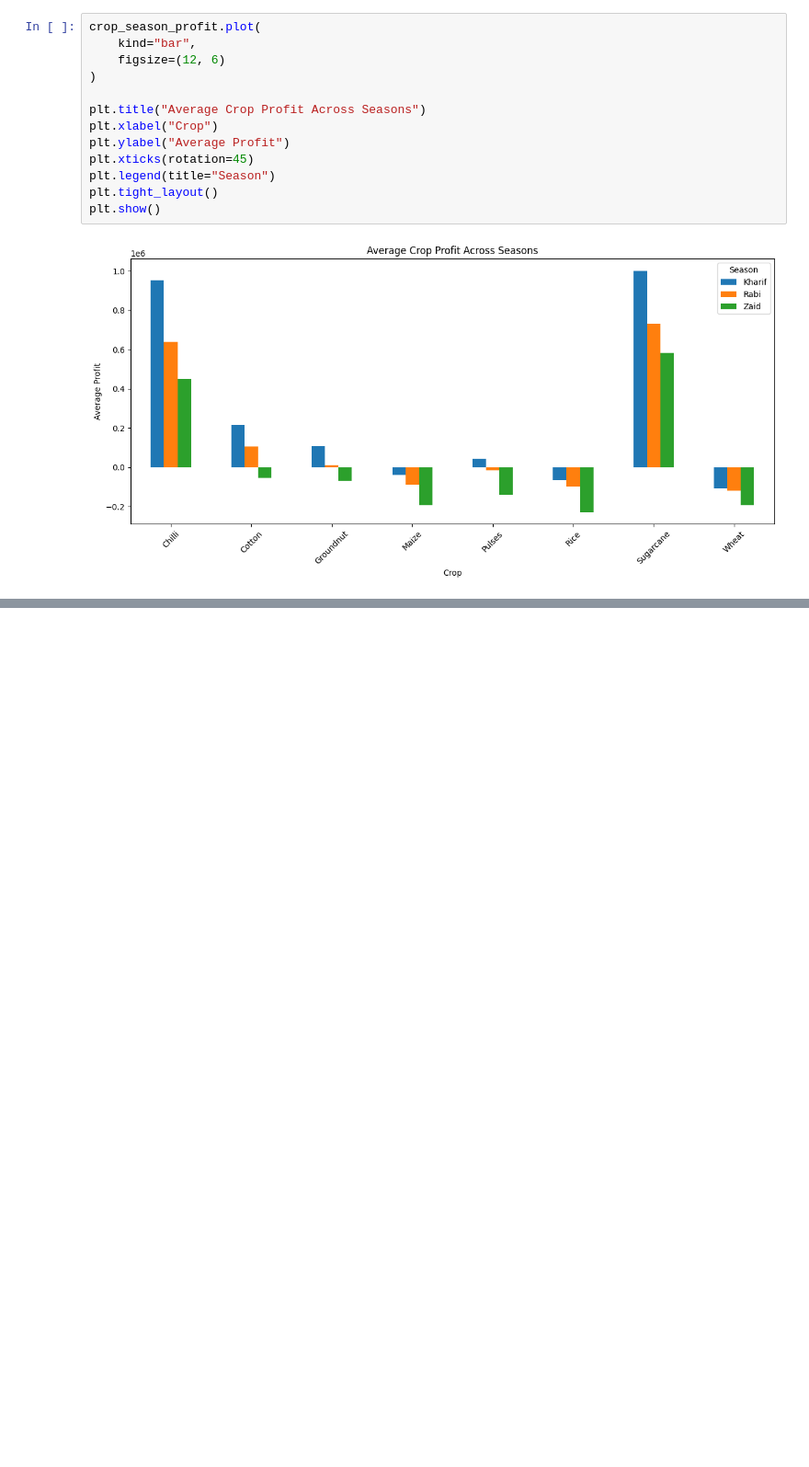
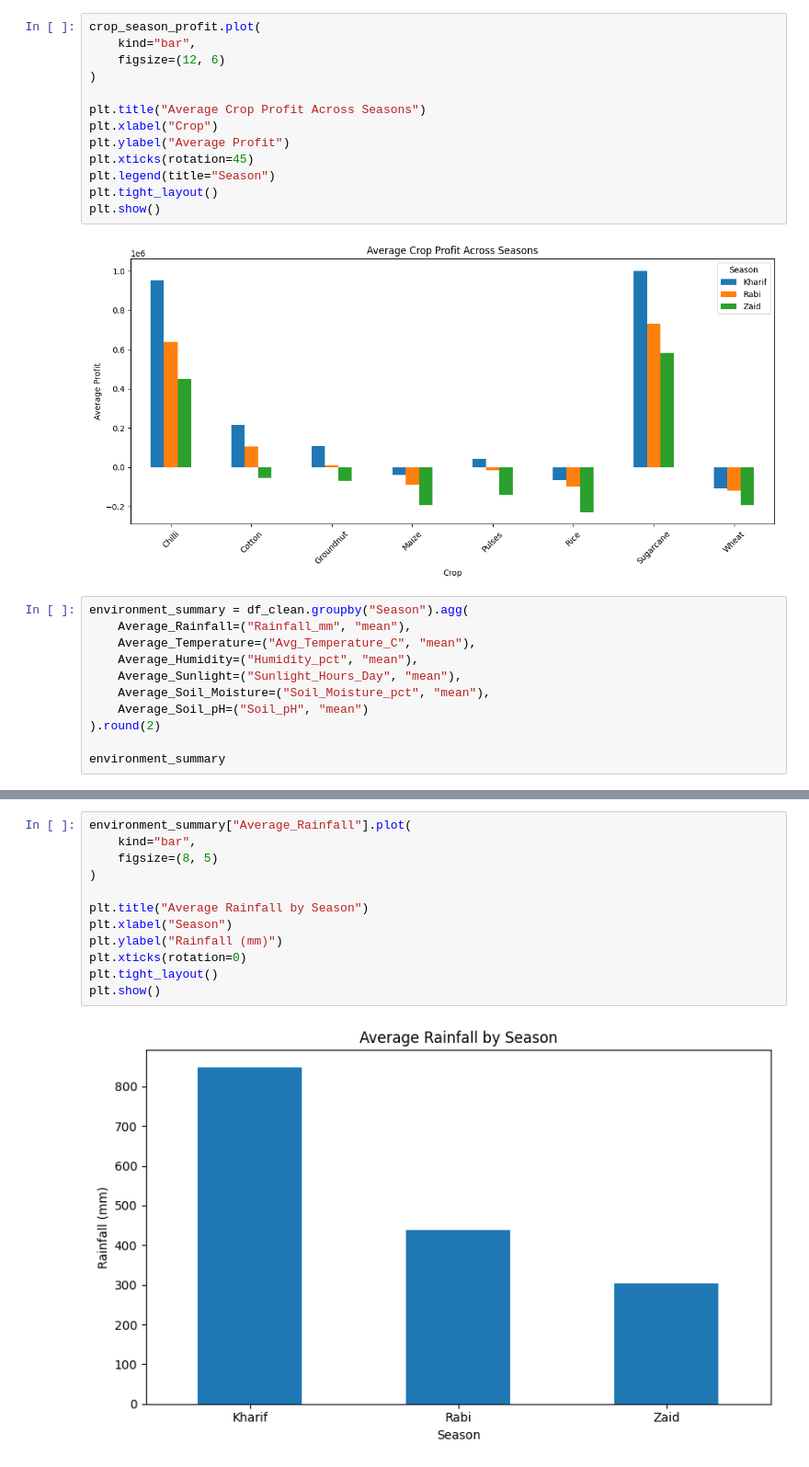
Before and after one commit to kaustubh9306-git/seasonal-agriculture-performance-analysis, a Jupyter notebook: Untitled4.ipynb, the cells around one changed output, grey strips where cells are left out. Shown at 92% size. Saved outputs shown, nothing was run; the diff lists cells and outputs as text; blank space fills up the shorter version.

```diff
--- a/Untitled4.ipynb
+++ b/Untitled4.ipynb
@@ -285,3 +285,14 @@ plt.tight_layout()
 plt.show()
 # %% [output]
 [figure]
+# %%
+environment_summary = df_clean.groupby("Season").agg(
+    Average_Rainfall=("Rainfall_mm", "mean"),
+    Average_Temperature=("Avg_Temperature_C", "mean"),
+    Average_Humidity=("Humidity_pct", "mean"),
+    Average_Sunlight=("Sunlight_Hours_Day", "mean"),
+    Average_Soil_Moisture=("Soil_Moisture_pct", "mean"),
+    Average_Soil_pH=("Soil_pH", "mean")
+).round(2)
+
+environment_summary
@@ -287,0 +305,14 @@ plt.show()
+# %%
+environment_summary["Average_Rainfall"].plot(
+    kind="bar",
+    figsize=(8, 5)
+)
+
+plt.title("Average Rainfall by Season")
+plt.xlabel("Season")
+plt.ylabel("Rainfall (mm)")
+plt.xticks(rotation=0)
+plt.tight_layout()
+plt.show()
+# %% [output]
+[figure, added]
```
Also changed, not shown: parts of 11 cells of this notebook.
